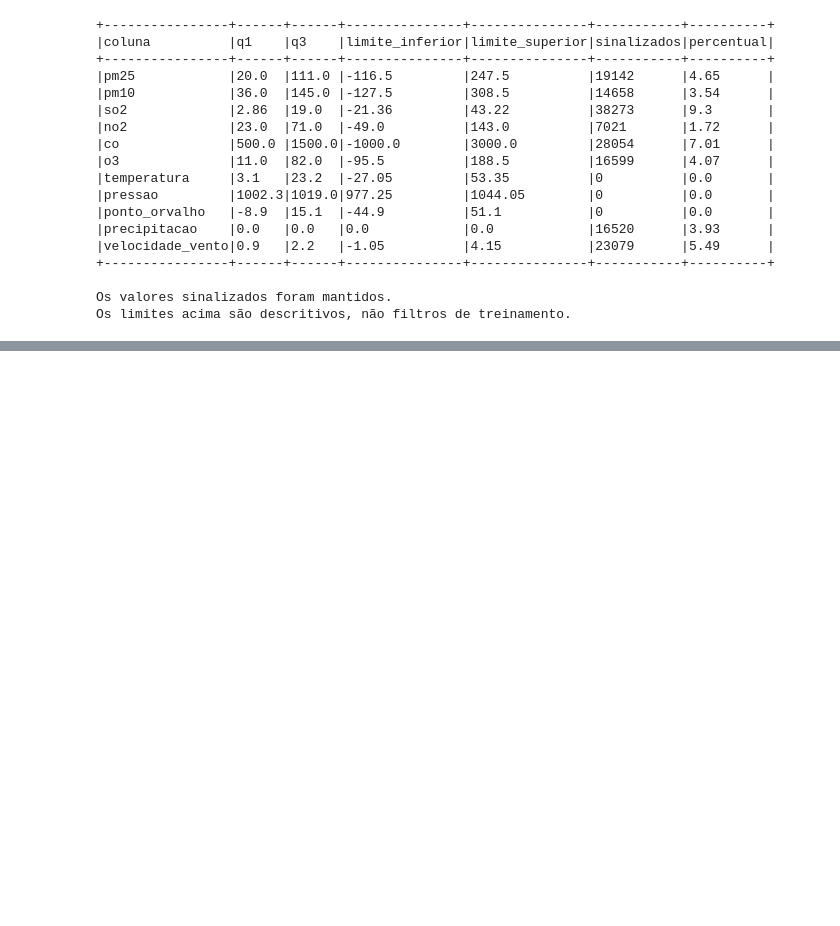
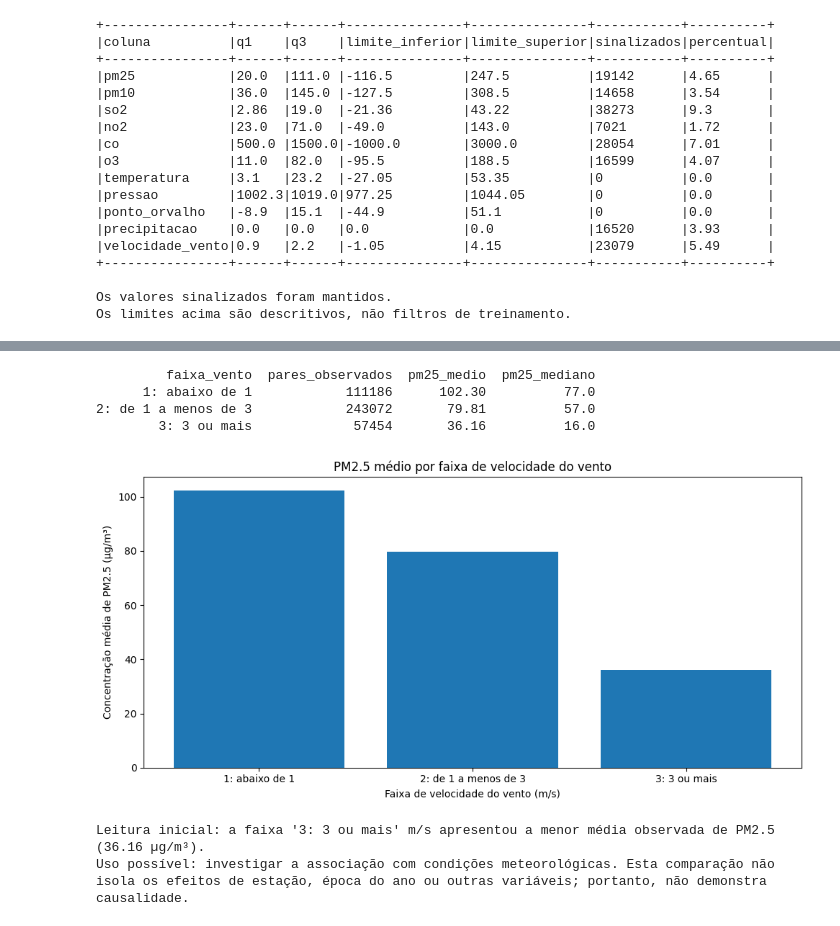
Before and after one commit to douglasarend/sistematizacao-ciencia-dados-ii, a Jupyter notebook: Sistematizacao_CD2.ipynb, the cells around one changed output, grey strips where cells are left out. Drawn from its saved outputs; the diff is of its cells as text; code cells hidden in the pictures; blank space fills up the shorter version.

```diff
--- a/Sistematizacao_CD2.ipynb
+++ b/Sistematizacao_CD2.ipynb
@@ -783,0 +1148,63 @@ Os limites acima são descritivos, não filtros de treinamento.
+# %%
+# PERGUNTA 4 — PM2.5 e faixas de velocidade do vento
+
+p4 = executar_consulta(
+    "p4_vento",
+    """
+    WITH dados_com_faixas AS (
+        SELECT
+            pm25,
+            CASE
+                WHEN velocidade_vento < 1
+                    THEN '1: abaixo de 1'
+                WHEN velocidade_vento < 3
+                    THEN '2: de 1 a menos de 3'
+                ELSE '3: 3 ou mais'
+            END AS faixa_vento
+        FROM qualidade_ar
+        WHERE
+            velocidade_vento IS NOT NULL
+            AND pm25 IS NOT NULL
+    )
+    SELECT
+        faixa_vento,
+        COUNT(*) AS pares_observados,
+        ROUND(AVG(pm25), 2) AS pm25_medio,
+        ROUND(
+            PERCENTILE_APPROX(pm25, 0.5, 10000),
+            2
+        ) AS pm25_mediano
+    FROM dados_com_faixas
+    GROUP BY faixa_vento
+    ORDER BY faixa_vento
+    """
+)
+
+plt.figure(figsize=(10, 5))
+plt.bar(p4["faixa_vento"], p4["pm25_medio"])
+plt.xlabel("Faixa de velocidade do vento (m/s)")
+plt.ylabel("Concentração média de PM2.5 (µg/m³)")
+plt.title("PM2.5 médio por faixa de velocidade do vento")
+finalizar_grafico("p4_vento")
+
+menor = p4.loc[p4["pm25_medio"].idxmin()]
+
+print(
+    f"\nLeitura inicial: a faixa '{menor['faixa_vento']}' m/s "
+    f"apresentou a menor média observada de PM2.5 "
+    f"({menor['pm25_medio']:.2f} µg/m³)."
+)
+
+print(
+    "Uso possível: investigar a associação com condições meteorológicas. "
+    "Esta comparação não isola os efeitos de estação, época do ano "
+    "ou outras variáveis; portanto, não demonstra causalidade."
+)
+# %% [output]
+         faixa_vento  pares_observados  pm25_medio  pm25_mediano
+      1: abaixo de 1            111186      102.30          77.0
+2: de 1 a menos de 3            243072       79.81          57.0
+        3: 3 ou mais             57454       36.16          16.0
+[figure, added]
+Leitura inicial: a faixa '3: 3 ou mais' m/s apresentou a menor média observada de PM2.5 (36.16 µg/m³).
+Uso possível: investigar a associação com condições meteorológicas. Esta comparação não isola os efeitos de estação, época do ano ou outras variáveis; portanto, não demonstra causalidade.
```
Also changed, not shown: parts of 8 cells of this notebook.
